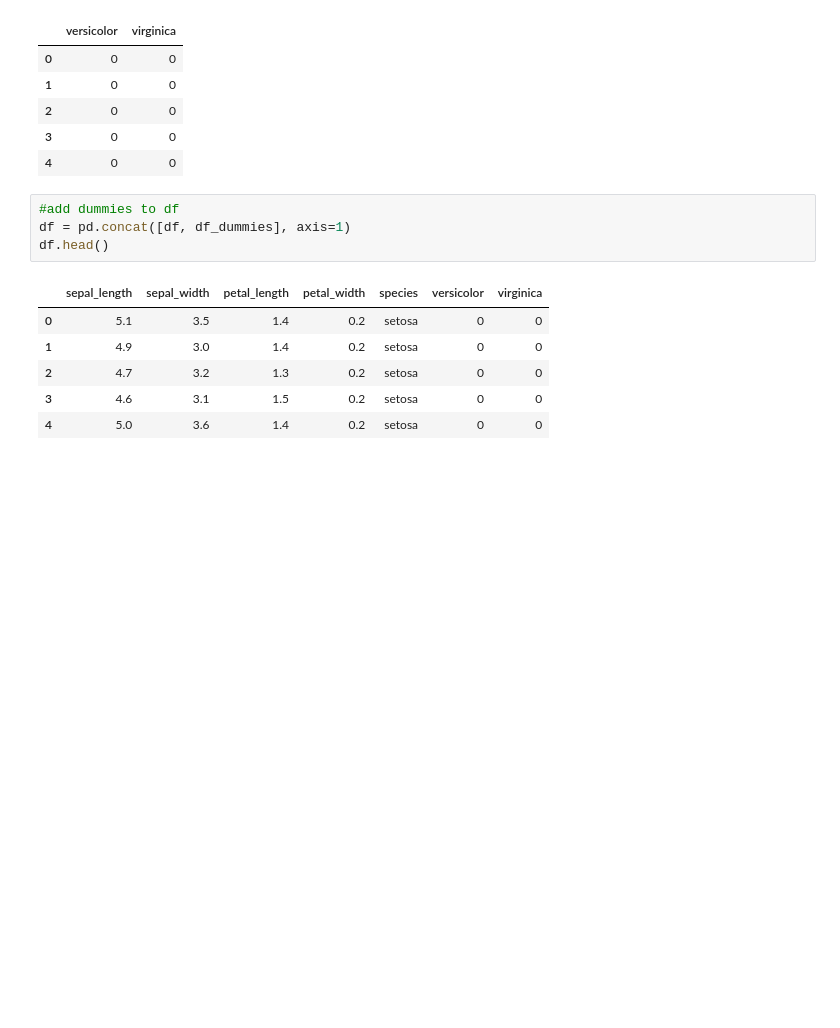
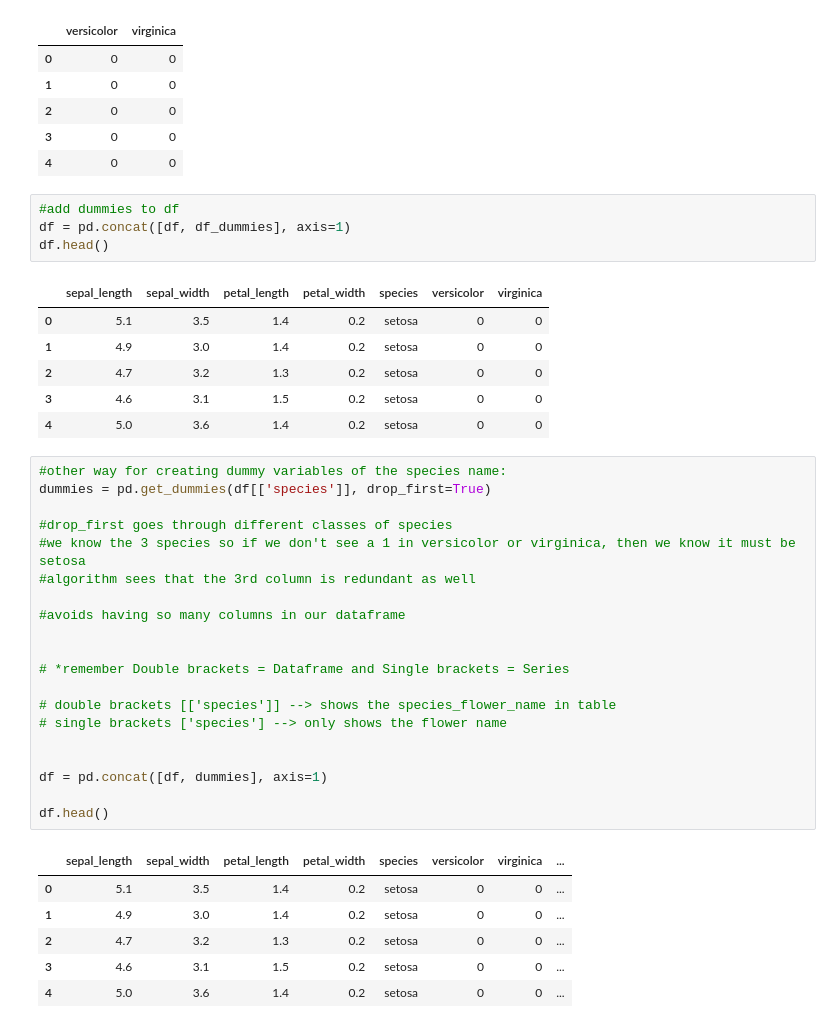
Before and after one commit to aliciag92/classification-exercises, a Jupyter notebook: classification_exercises.ipynb, the cells around one changed output. Saved outputs shown, nothing was run; the diff lists cells and outputs as text; blank space fills up the shorter version.

```diff
--- a/classification_exercises.ipynb
+++ b/classification_exercises.ipynb
@@ -638,6 +665,33 @@ df.head()
 | 2 | 4.7 | 3.2 | 1.3 | 0.2 | setosa | 0 | 0 |
 | 3 | 4.6 | 3.1 | 1.5 | 0.2 | setosa | 0 | 0 |
 | 4 | 5.0 | 3.6 | 1.4 | 0.2 | setosa | 0 | 0 |
+# %%
+#other way for creating dummy variables of the species name:
+dummies = pd.get_dummies(df[['species']], drop_first=True)
+
+#drop_first goes through different classes of species
+#we know the 3 species so if we don't see a 1 in versicolor or virginica, then we know it must be setosa
+#algorithm sees that the 3rd column is redundant as well
+
+#avoids having so many columns in our dataframe
+
+
+# *remember Double brackets = Dataframe and Single brackets = Series
+
+# double brackets [['species']] --> shows the species_flower_name in table
+# single brackets ['species'] --> only shows the flower name
+
+
+df = pd.concat([df, dummies], axis=1)
+
+df.head()
+# %% [output]
+|  | sepal_length | sepal_width | petal_length | petal_width | species | versicolor | virginica | ... |
+| 0 | 5.1 | 3.5 | 1.4 | 0.2 | setosa | 0 | 0 | ... |
+| 1 | 4.9 | 3.0 | 1.4 | 0.2 | setosa | 0 | 0 | ... |
+| 2 | 4.7 | 3.2 | 1.3 | 0.2 | setosa | 0 | 0 | ... |
+| 3 | 4.6 | 3.1 | 1.5 | 0.2 | setosa | 0 | 0 | ... |
+| 4 | 5.0 | 3.6 | 1.4 | 0.2 | setosa | 0 | 0 | ... |
 # %%
 #Create a function named prep_iris that accepts the untransformed iris data,
 #and returns the data with the transformations above applied.
```
Also changed, not shown: parts of 13 cells of this notebook, 1 other file.
